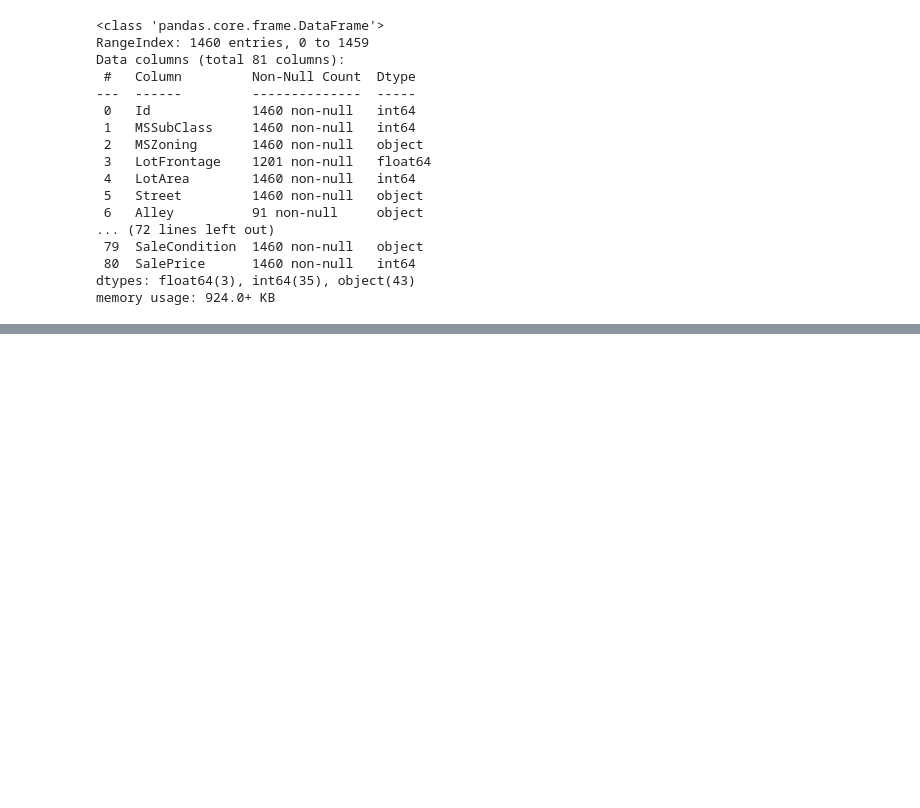
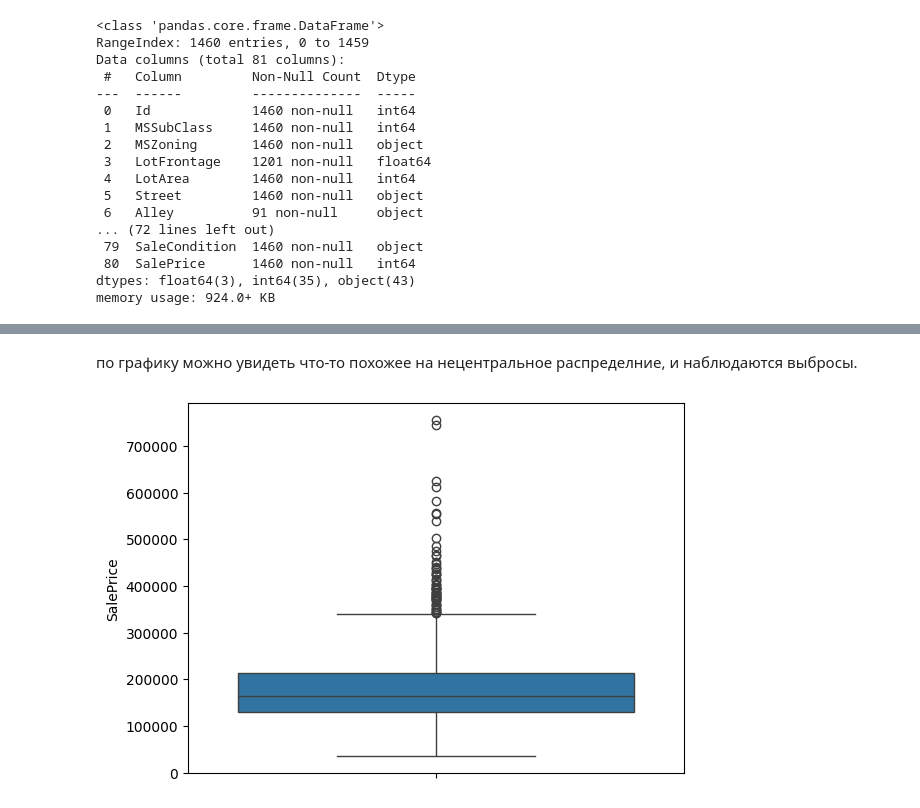
Before and after one commit to AlekseyNesterenko/Data-collection-and-markup, a Jupyter notebook: Lesson 8/homework8.ipynb, the cells around one changed output, grey strips where cells are left out. Cells and saved outputs as stored; diff of their text form; code cells hidden in the pictures; blank space fills up the shorter version.

```diff
--- a/Lesson 8/homework8.ipynb
+++ b/Lesson 8/homework8.ipynb
@@ -59,0 +209,7 @@ memory usage: 924.0+ KB
+# %% [markdown]
+по графику можно увидеть что-то похожее на нецентральное распределние, и наблюдаются выбросы.
+# %%
+import seaborn as sns
+sns.boxplot(df['SalePrice']);
+# %% [output]
+[figure, added]
```
Also changed, not shown: parts of 35 cells of this notebook, 1 other file.
